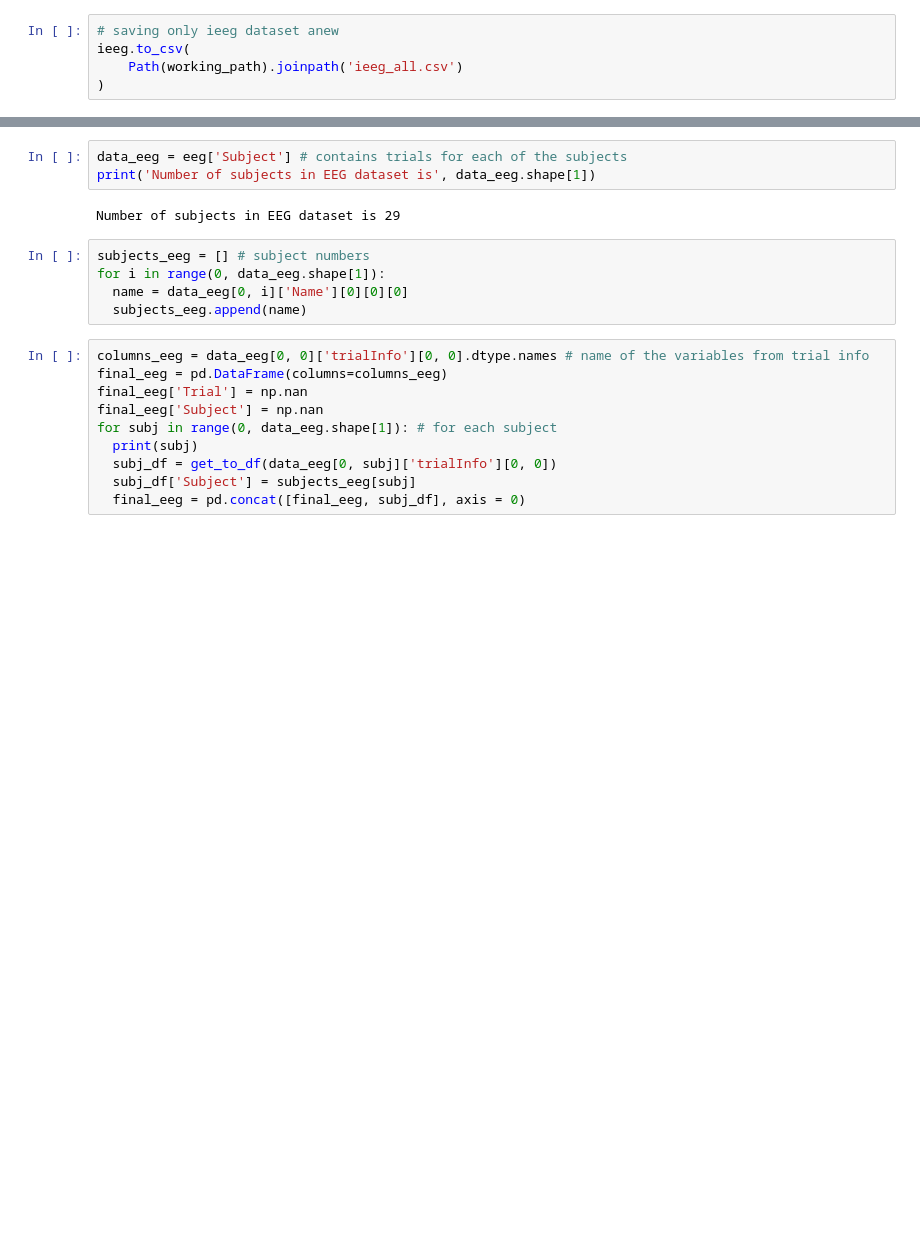
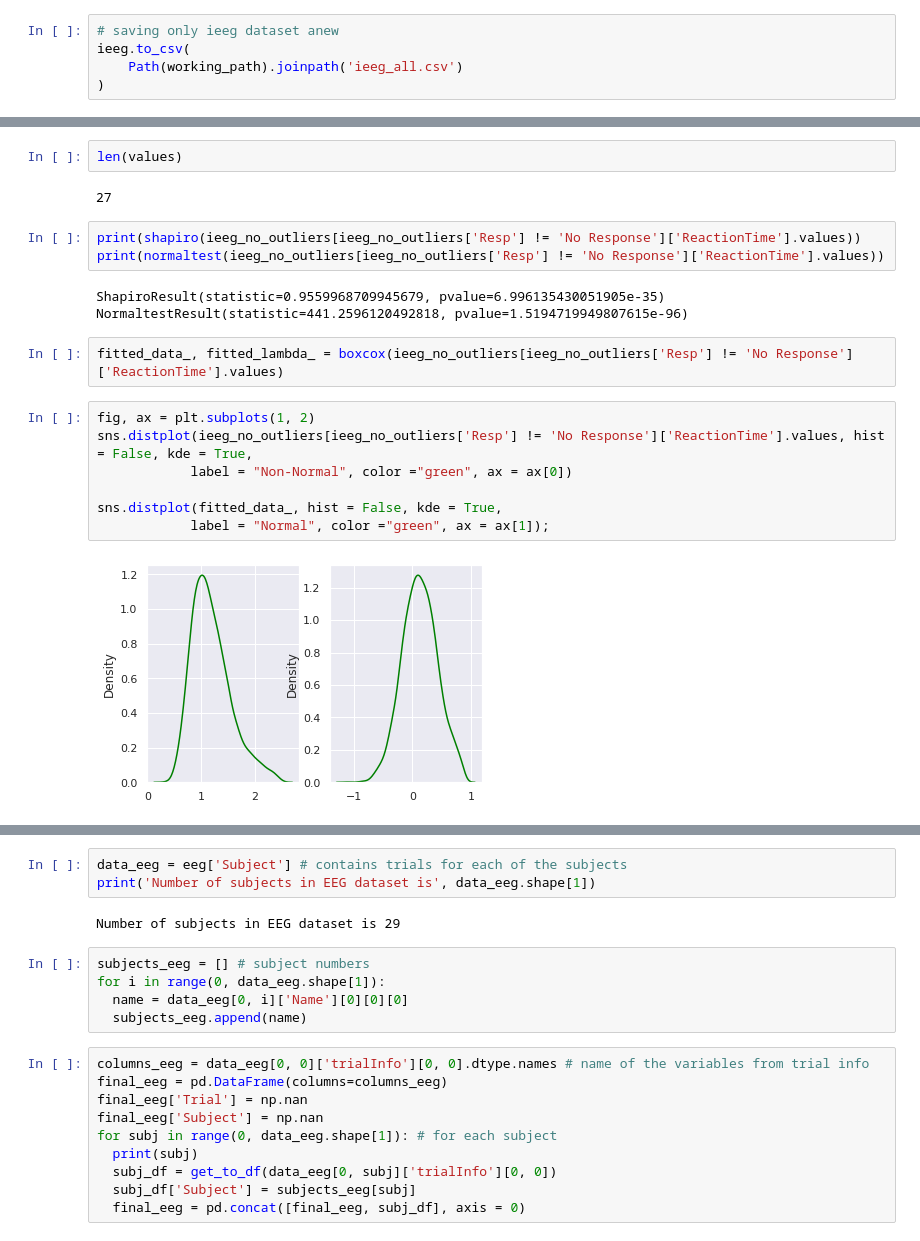
Before and after one commit to cristinarainich/Sternberg_analysis, a Jupyter notebook: Creating data frames.ipynb, the cells around one changed output, grey strips where cells are left out. Saved outputs shown, nothing was run; the diff lists cells and outputs as text; blank space fills up the shorter version.

```diff
--- a/Creating data frames.ipynb
+++ b/Creating data frames.ipynb
@@ -157,0 +650,21 @@ ieeg.to_csv(
+# %%
+len(values)
+# %% [output]
+27
+# %%
+print(shapiro(ieeg_no_outliers[ieeg_no_outliers['Resp'] != 'No Response']['ReactionTime'].values))
+print(normaltest(ieeg_no_outliers[ieeg_no_outliers['Resp'] != 'No Response']['ReactionTime'].values))
+# %% [output]
+ShapiroResult(statistic=0.9559968709945679, pvalue=6.996135430051905e-35)
+NormaltestResult(statistic=441.2596120492818, pvalue=1.5194719949807615e-96)
+# %%
+fitted_data_, fitted_lambda_ = boxcox(ieeg_no_outliers[ieeg_no_outliers['Resp'] != 'No Response']['ReactionTime'].values)
+# %%
+fig, ax = plt.subplots(1, 2)
+sns.distplot(ieeg_no_outliers[ieeg_no_outliers['Resp'] != 'No Response']['ReactionTime'].values, hist = False, kde = True,
+            label = "Non-Normal", color ="green", ax = ax[0])
+
+sns.distplot(fitted_data_, hist = False, kde = True,
+            label = "Normal", color ="green", ax = ax[1]);
+# %% [output]
+[figure, added]
```
Also changed, not shown: parts of 106 cells of this notebook.
